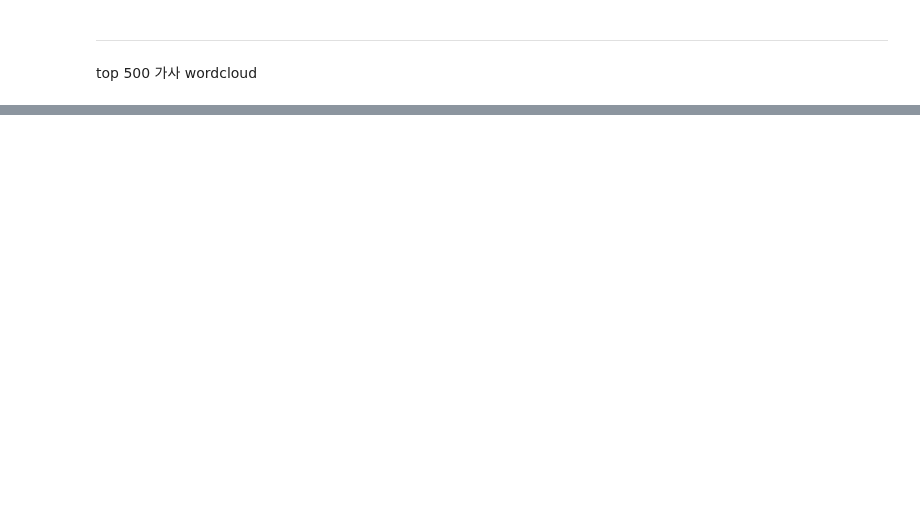
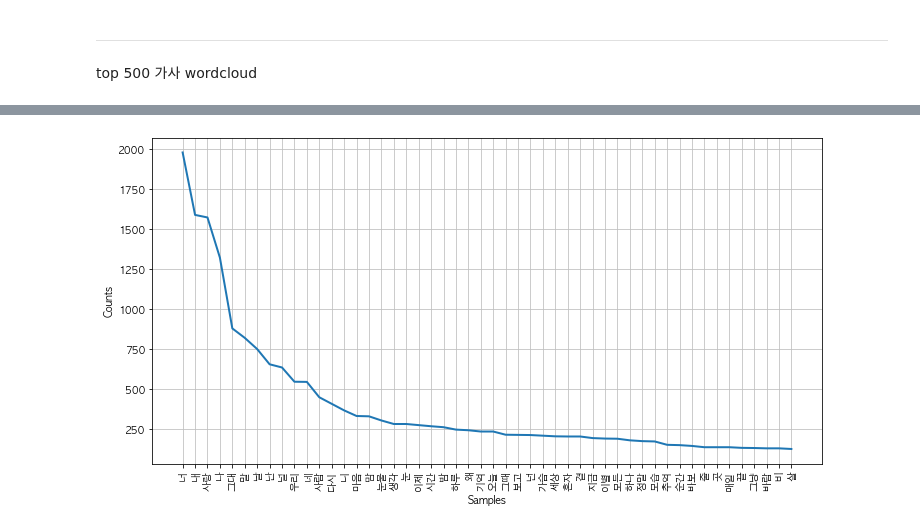
Before and after one commit to python-project-3Joe/python, a Jupyter notebook: Note/jyy_wordCloud.ipynb, the cells around one changed output, grey strips where cells are left out. Cells and saved outputs as stored; diff of their text form; code cells hidden in the pictures; blank space fills up the shorter version.

```diff
--- a/Note/jyy_wordCloud.ipynb
+++ b/Note/jyy_wordCloud.ipynb
@@ -204,21 +206,21 @@ plt.show()
 ---
 top 500 가사 wordcloud
 # %%
-total = ""
+total500 = ""
 for i in range(0, 500):
-    total += (" " + top500['가사'][i])
+    total500 += (" " + top500['가사'][i])
 # print(total)
 # %%
 # 명사 분리
-token_ko = t.nouns(total)
+token_ko500 = t.nouns(total500)
 # %%
 # 불용어 추가
 # 실행해보면서 추가하면서 바꿔야함.
-stop_words = ["거",'도',"걸","알","것","더","이","그","수","속","게","때","못","해","젠","전","또","안","발","손","일","건"]
-token_ko = [each_word for each_word in token_ko if each_word not in stop_words]
+stop_words500 = ["거",'도',"걸","알","것","더","이","그","수","속","게","때","못","해","젠","전","또","안","발","손","일","건"]
+token_ko500 = [each_word for each_word in token_ko500 if each_word not in stop_words500]
 # print(token_ko)
 # %%
 # 상위 50개 단어 확인
 # 이걸보면서 불용어 지우는게 편해 전체는 힘들어
-ko = nltk.Text(token_ko)
-ko.vocab().most_common(50)
+ko500 = nltk.Text(token_ko500)
+ko500.vocab().most_common(50)
@@ -225,8 +245,10 @@ ko.vocab().most_common(50)
 # %%
 # 상위 50개의 빈도수 차트 만들기
 plt.figure(figsize=(12,6))
-ko.plot(50)
+ko500.plot(50)
 plt.show()
+# %% [output]
+[figure, added]
 # %%
 # 상위 500개만 wordcloud로 그리기
 # 구한데이터로 그리기
```
Also changed, not shown: parts of 20 cells of this notebook, 1 other file.
